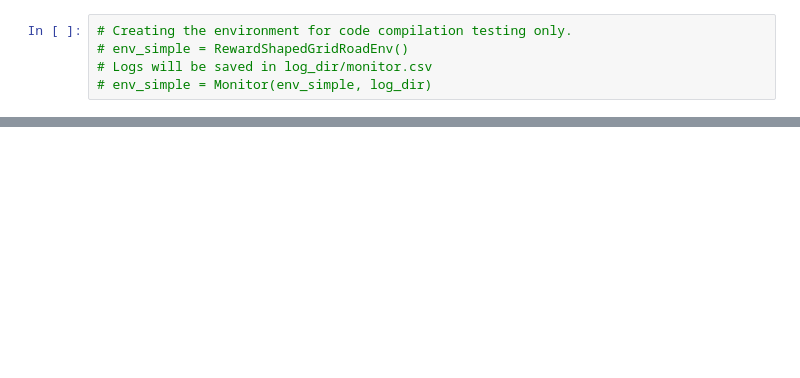
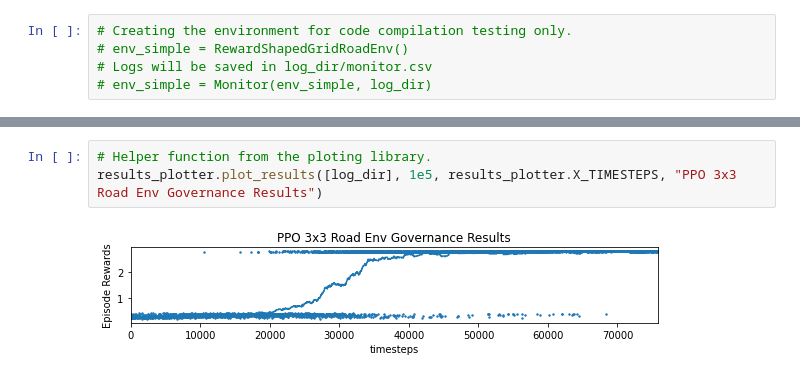
Before and after one commit to ashishrana160796/analyzing-cooperative-marls, a Jupyter notebook: experiment_notebooks/GridRoadEnv_algorithm_performance_experiment.ipynb, the cells around one changed output, grey strips where cells are left out. Cells and saved outputs as stored; diff of their text form; blank space fills up the shorter version.

```diff
--- a/experiment_notebooks/GridRoadEnv_algorithm_performance_comparison_experiment.ipynb
+++ b/experiment_notebooks/GridRoadEnv_algorithm_performance_experiment.ipynb
@@ -1927,0 +1880,5 @@ File saved as /root/.imageio/ffmpeg/ffmpeg-linux64-v3.3.1.
+# %%
+# Helper function from the ploting library.
+results_plotter.plot_results([log_dir], 1e5, results_plotter.X_TIMESTEPS, "PPO 3x3 Road Env Governance Results")
+# %% [output]
+[figure, added]
```
Also changed, not shown: parts of 50 cells of this notebook, 10 other files.
